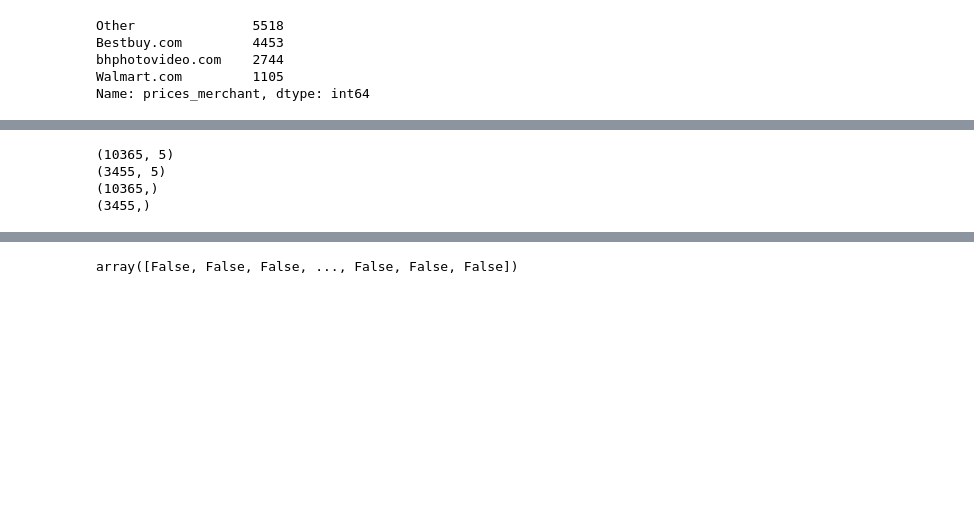
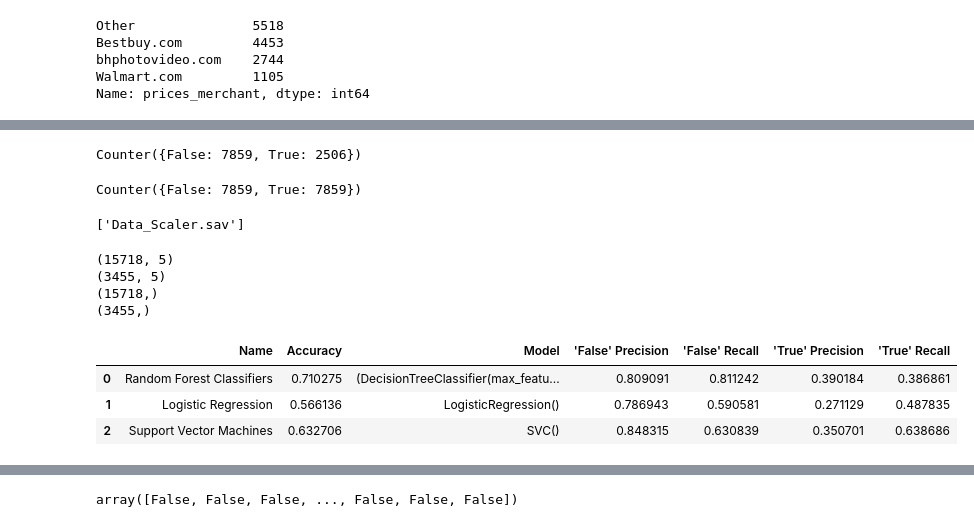
Before and after one commit to Tbrecke01/Price_Evaluator, a Jupyter notebook: Machine_Learning/ML_Model_Training.ipynb, the cells around one changed output, grey strips where cells are left out. Cells and saved outputs as stored; diff of their text form; code cells hidden in the pictures; blank space fills up the shorter version.

```diff
--- a/ML_Random_Forest.ipynb
+++ b/Machine_Learning/ML_Model_Training.ipynb
@@ -137,6 +145,6 @@ X
 13820 rows × 5 columns
 # %%
 # Create y dataframe
-y = price_df['issale'].reset_index(drop=True)
-y
+y = price_df['issale']
+y.value_counts()
 # %% [output]
@@ -168,21 +154,29 @@ Counter({False: 7859, True: 2506})
+# %%
+# Splitting into Train and Test sets
+X_train, X_test, y_train, y_test = train_test_split(X, y, random_state=1)
+Counter(y_train)
+# %% [output]
+Counter({False: 7859, True: 2506})
+# %%
+# Use RandomOverSampler to obtain more "True" samples to train our model.
+# Reason: 'isSale' appears to be "FALSE" more often than "TRUE"
+ros = RandomOverSampler(random_state=1)
+X_resampled, y_resampled = ros.fit_resample(X_train, y_train)
+Counter(y_resampled)
+# %% [output]
+Counter({False: 7859, True: 7859})
 # %%
 # Creating StandardScaler instance
 scaler = StandardScaler()
 
 # Fitting Standard Scaler
-X_scaler = scaler.fit(X_train)
+X_scaler = scaler.fit(X_resampled)
 
 # Scaling data
-X_train_scaled = X_scaler.transform(X_train)
+X_train_scaled = X_scaler.transform(X_resampled)
 X_test_scaled = X_scaler.transform(X_test)
+
+# Save scaler
+joblib.dump(X_scaler, 'Data_Scaler.sav')
+# %% [output]
+['Data_Scaler.sav']
-# %%
-# check shape of training/testing data sets
-print(X_train.shape)
-print(X_test.shape)
-print(y_train.shape)
-print(y_test.shape)
-# %% [output]
-(10365, 5)
-(3455, 5)
-(10365,)
-(3455,)
@@ -194,0 +183,40 @@ rf_model = rf_model.fit(X_train_scaled, y_train)
+# %%
+# check shape of training/testing data sets
+print(X_train_scaled.shape)
+print(X_test.shape)
+print(y_resampled.shape)
+print(y_test.shape)
+# %% [output]
+(15718, 5)
+(3455, 5)
+(15718,)
+(3455,)
+# %%
+# Testing machine learning models
+ml_models = {
+    "Random Forest Classifiers": ensemble.RandomForestClassifier(n_estimators=128, random_state=27),
+    "Logistic Regression": linear_model.LogisticRegression(max_iter=100),
+    "Support Vector Machines": svm.SVC()
+}
+results = []
+for m in ml_models:
+    model = ml_models[m]
+    model.fit(X_train_scaled, y_resampled)
+    predictions = model.predict(X_test_scaled)
+    accuracy = model.score(X_test_scaled, y_test)
+    report = classification_report(y_test, predictions, output_dict=True)
+    results.append({
+        "Name": m,
+        "Accuracy": accuracy,
+        "Model": ml_models[m],
+        "'False' Precision": report['False']['precision'],
+        "'False' Recall": report['False']['recall'],
+        "'True' Precision": report['True']['precision'],
+        "'True' Recall": report['True']['recall']
+    })
+pd.DataFrame(results)
+# %% [output]
+|  | Name | Accuracy | Model | 'False' Precision | 'False' Recall | 'True' Precision | 'True' Recall |
+| 0 | Random Forest Classifiers | 0.710275 | (DecisionTreeClassifier(max_featu... | 0.809091 | 0.811242 | 0.390184 | 0.386861 |
+| 1 | Logistic Regression | 0.566136 | LogisticRegression() | 0.786943 | 0.590581 | 0.271129 | 0.487835 |
+| 2 | Support Vector Machines | 0.632706 | SVC() | 0.848315 | 0.630839 | 0.350701 | 0.638686 |
```
Also changed, not shown: parts of 28 cells of this notebook.
